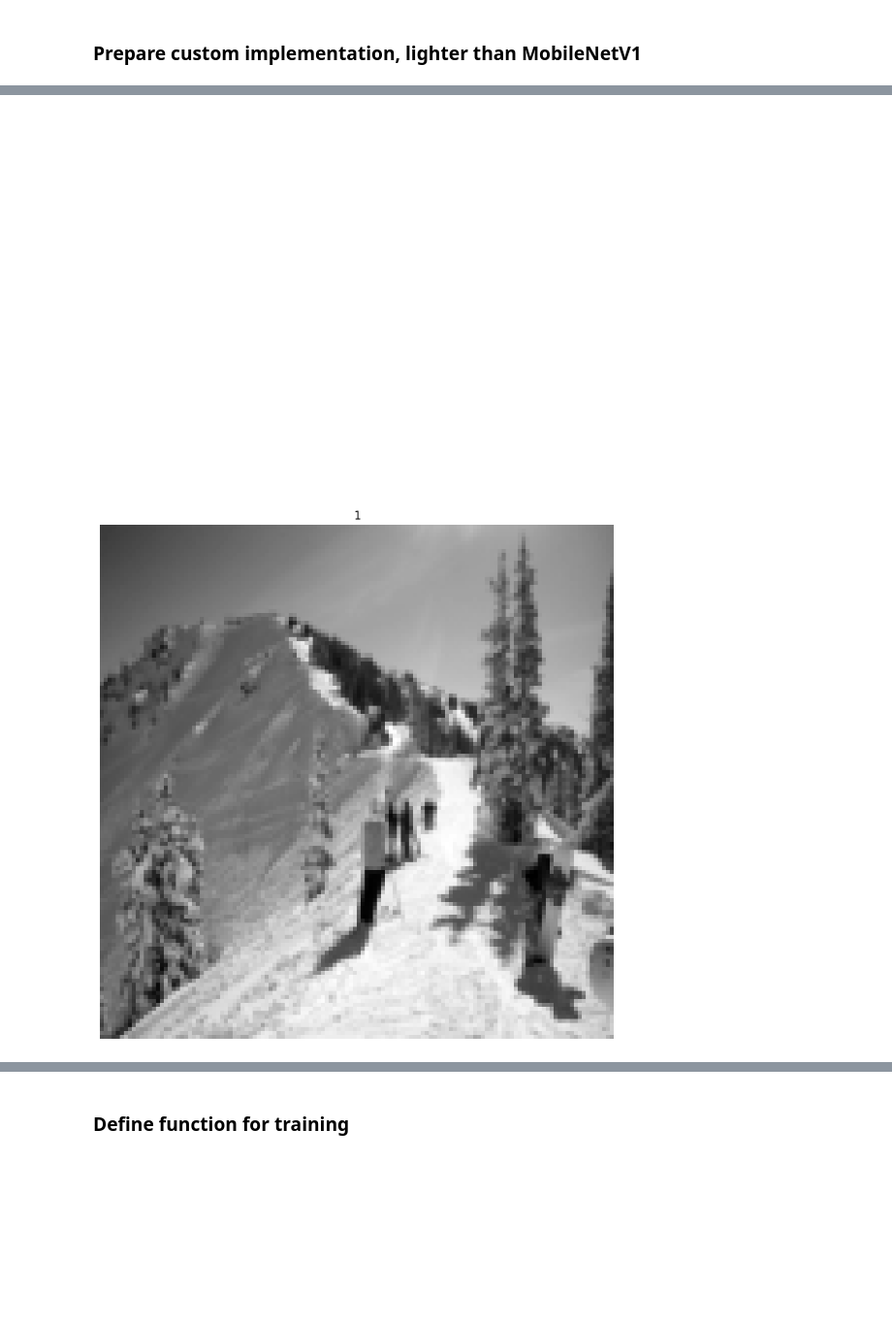
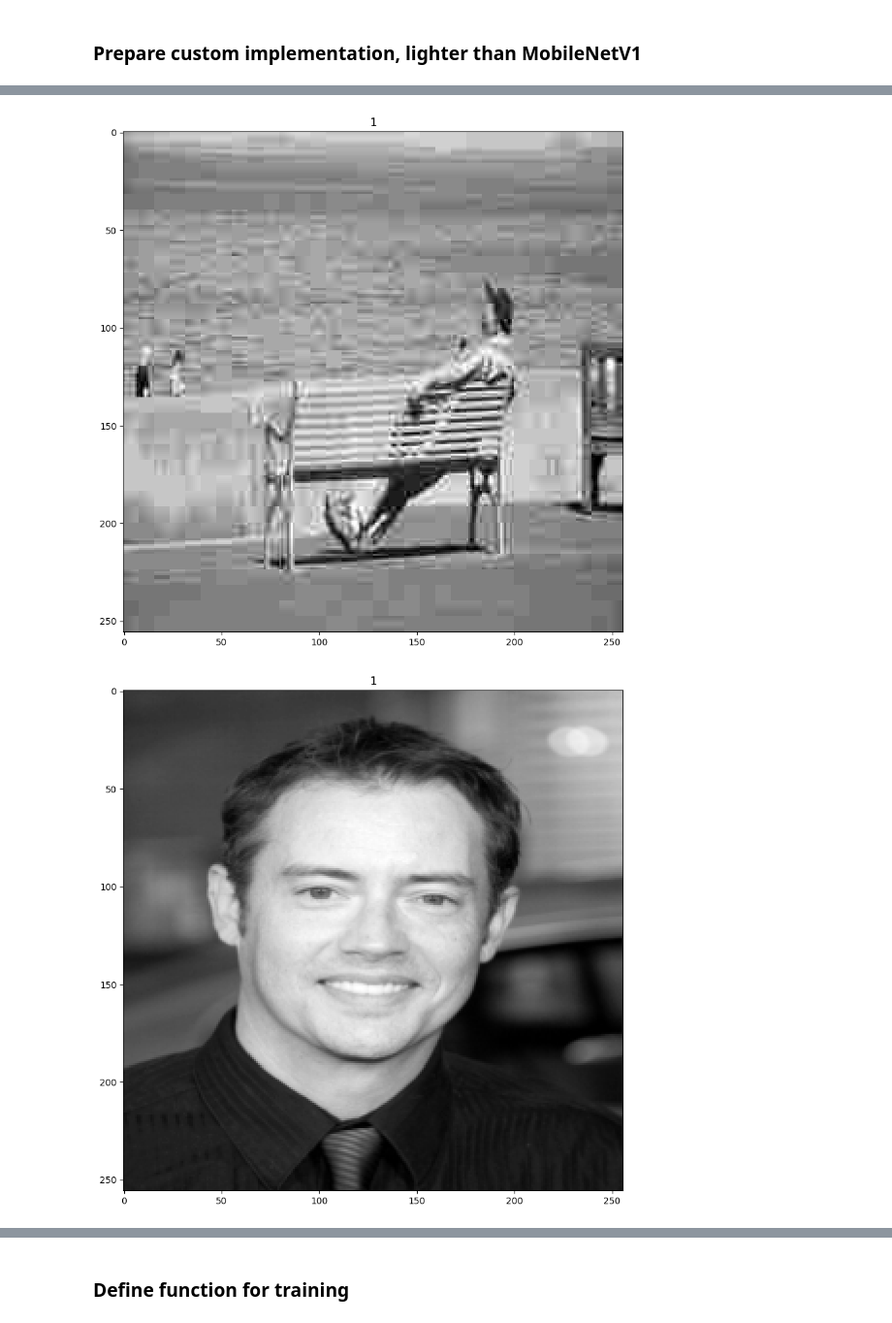
Before and after one commit to edge7/tf_train_light_person_not_person, a Jupyter notebook: training.ipynb, the cells around one changed output, grey strips where cells are left out. Shown at 97% size. Cells and saved outputs as stored; diff of their text form; code cells hidden in the pictures; blank space fills up the shorter version.

```diff
--- a/training.ipynb
+++ b/training.ipynb
@@ -58,7 +63,7 @@ _________________________________________________________________
 ### Prepare custom implementation, lighter than MobileNetV1
 # %%
 # Define input shape
-S1 = S2 = 128
+S1 = S2 = 256
 input_shape = (S1, S2, 1)
 
 # Define input layer
@@ -83,13 +88,6 @@ x = Conv2D(128, (1, 1), strides=(1, 1), padding='same')(x)
 x = BatchNormalization()(x)
 x = ReLU()(x)
 
-x = DepthwiseConv2D((3, 3), padding='same')(x)
-x = BatchNormalization()(x)
-x = ReLU()(x)
-x = Conv2D(128, (1, 1), strides=(1, 1), padding='same')(x)
-x = BatchNormalization()(x)
-x = ReLU()(x)
-
 x = DepthwiseConv2D((3, 3), strides=(2, 2), padding='same')(x)
 x = BatchNormalization()(x)
 x = ReLU()(x)
@@ -104,12 +102,6 @@ x = Conv2D(256, (1, 1), strides=(1, 1), padding='same')(x)
 x = BatchNormalization()(x)
 x = ReLU()(x)
 
-x = DepthwiseConv2D((3, 3), strides=(2, 2), padding='same')(x)
-x = BatchNormalization()(x)
-x = ReLU()(x)
-x = Conv2D(512, (1, 1), strides=(1, 1), padding='same')(x)
-x = BatchNormalization()(x)
-x = ReLU()(x)
 
 x = DepthwiseConv2D((3, 3), padding='same')(x)
 x = BatchNormalization()(x)
@@ -263,7 +275,7 @@ def image_generator(files, batch_size = 32, sz=(S1, S2), it_is_test=False):
                 if len(image.shape) == 3 and random.random() < thres and not it_is_test:
                     # Apply augmentation
                     aug_func = get_augmentation_func(funcs)
-                    for _ in range(int(random.uniform(1, 3))):
+                    for _ in range(int(random.uniform(1, 4))):
                         image = aug_func(image)
                         image = np.array(image)
 
@@ -274,7 +286,7 @@ def image_generator(files, batch_size = 32, sz=(S1, S2), it_is_test=False):
 
 
             # normalize a batch of images
-            batch_x = np.array(batch_x)/256
+            batch_x = np.array(batch_x)/255
 
             return [batch_x, batch_y]
 
@@ -284,11 +296,10 @@ def image_generator(files, batch_size = 32, sz=(S1, S2), it_is_test=False):
 # %%
 chunk = image_generator(all_files_train, batch_size = 5, it_is_test=False)
 for x, y in zip(chunk[0], chunk[1]):
-    plt.axis('off')
     img = x
     plt.figure(figsize = (10, 10))
     plt.title(str(y))
     plt.imshow( x, cmap='gray')
 # %% [output]
-[figure, old version]
+[figure, new version]
-[figure, old version]
+[figure, new version]
```
Also changed, not shown: parts of 11 cells of this notebook, 10 other files.
